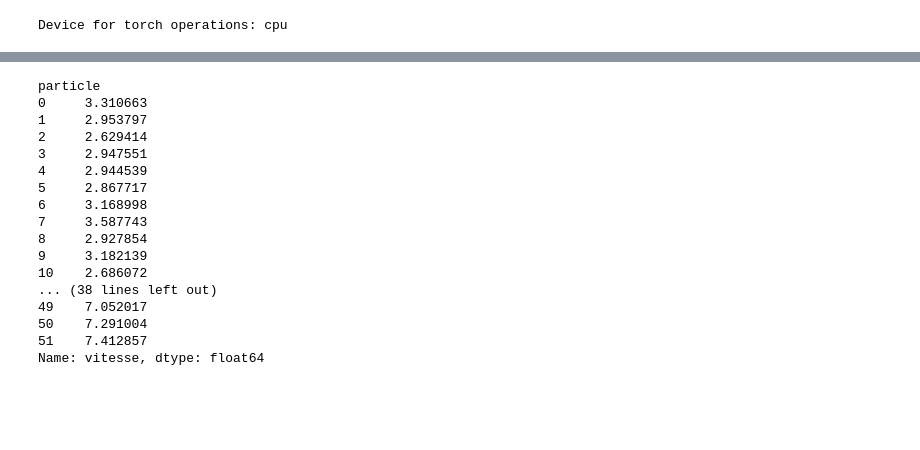
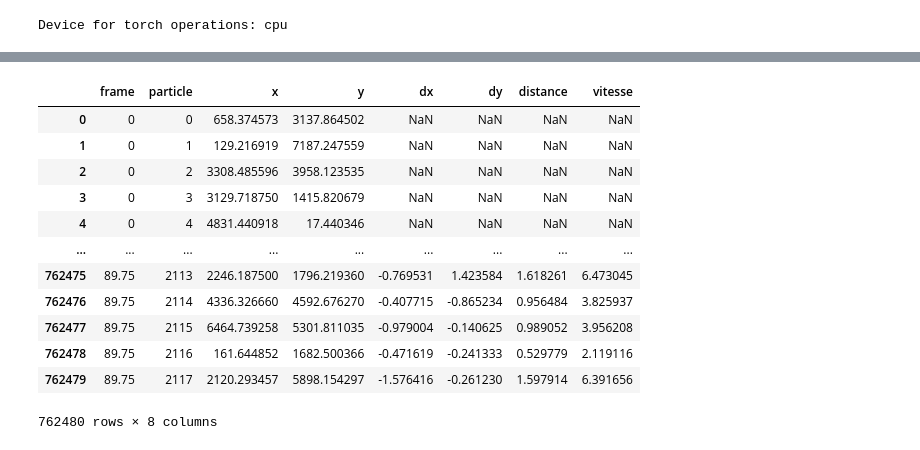
Before and after one commit to Alex-code-lab/particle_model, a Jupyter notebook: Modèle_Simu_particules.ipynb, the cells around one changed output, grey strips where cells are left out. Saved outputs shown, nothing was run; the diff lists cells and outputs as text; code cells hidden in the pictures; blank space fills up the shorter version.

```diff
--- a/Modèle_Simu_particules.ipynb
+++ b/Modèle_Simu_particules.ipynb
@@ -487,20 +479,16 @@ plt.show()
-# %%
-vitesse_moyenne
-# %% [output]
-particle
-0     3.310663
-1     2.953797
-2     2.629414
-3     2.947551
-4     2.944539
-5     2.867717
-6     3.168998
-7     3.587743
-8     2.927854
-9     3.182139
-10    2.686072
-... (38 lines left out)
-49    7.052017
-50    7.291004
-51    7.412857
-Name: vitesse, dtype: float64
+# %%
+data_frame
+# %% [output]
+|  | frame | particle | x | y | dx | dy | distance | vitesse |
+| 0 | 0 | 0 | 658.374573 | 3137.864502 | NaN | NaN | NaN | NaN |
+| 1 | 0 | 1 | 129.216919 | 7187.247559 | NaN | NaN | NaN | NaN |
+| 2 | 0 | 2 | 3308.485596 | 3958.123535 | NaN | NaN | NaN | NaN |
+| 3 | 0 | 3 | 3129.718750 | 1415.820679 | NaN | NaN | NaN | NaN |
+| 4 | 0 | 4 | 4831.440918 | 17.440346 | NaN | NaN | NaN | NaN |
+| ... | ... | ... | ... | ... | ... | ... | ... | ... |
+| 762475 | 89.75 | 2113 | 2246.187500 | 1796.219360 | -0.769531 | 1.423584 | 1.618261 | 6.473045 |
+| 762476 | 89.75 | 2114 | 4336.326660 | 4592.676270 | -0.407715 | -0.865234 | 0.956484 | 3.825937 |
+| 762477 | 89.75 | 2115 | 6464.739258 | 5301.811035 | -0.979004 | -0.140625 | 0.989052 | 3.956208 |
+| 762478 | 89.75 | 2116 | 161.644852 | 1682.500366 | -0.471619 | -0.241333 | 0.529779 | 2.119116 |
+| 762479 | 89.75 | 2117 | 2120.293457 | 5898.154297 | -1.576416 | -0.261230 | 1.597914 | 6.391656 |
+762480 rows × 8 columns
```
Also changed, not shown: parts of 13 cells of this notebook.
